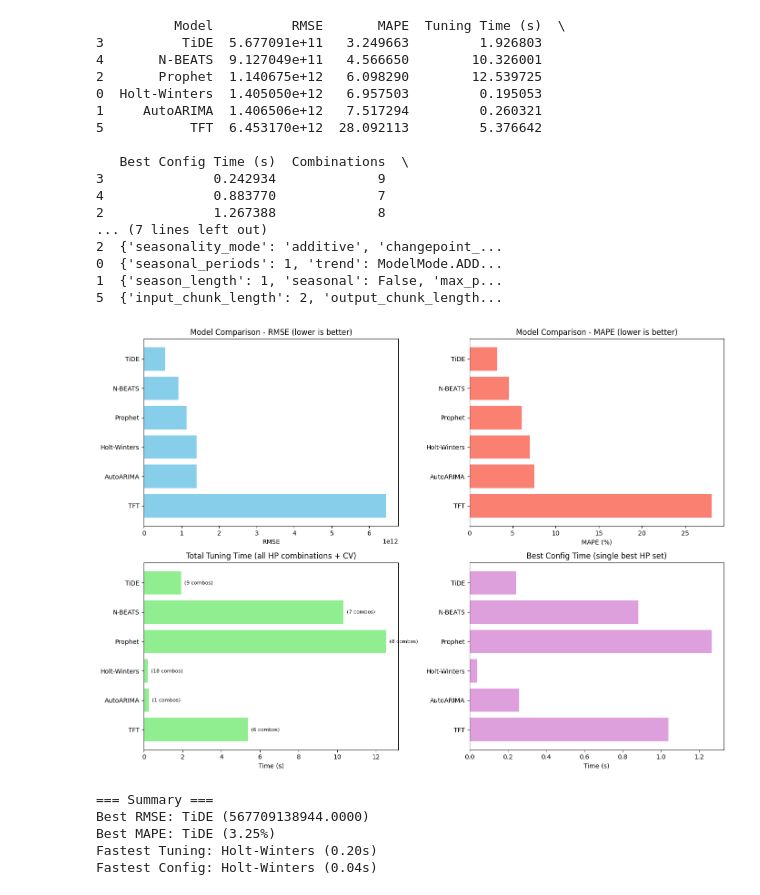
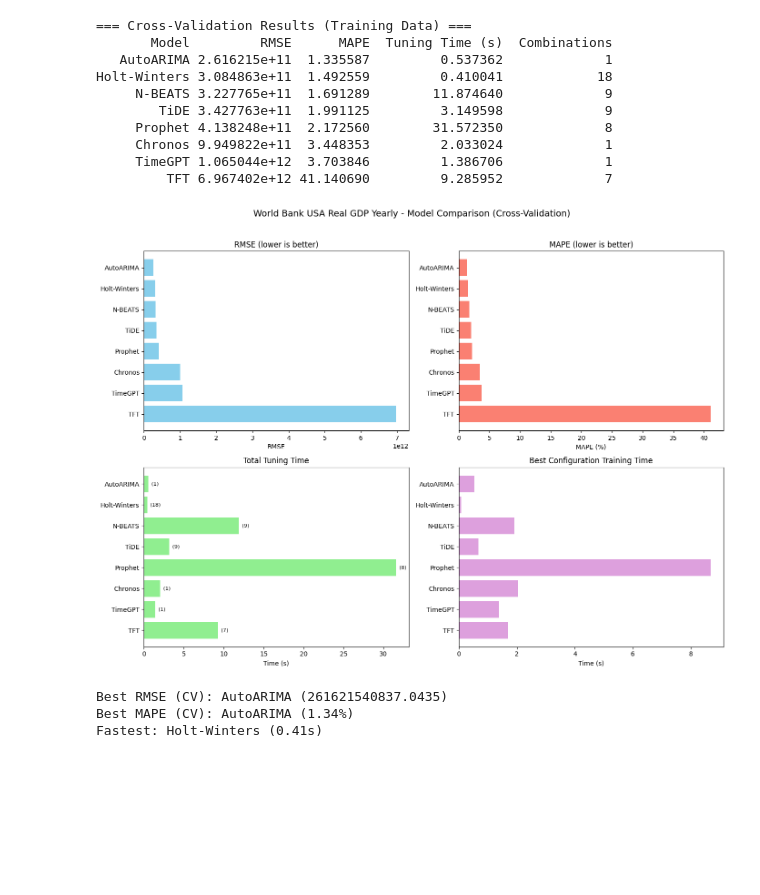
Before and after one commit to ContiHan/Statistika, a Jupyter notebook: forecasting/01_forecasting_wb_usa_real_gdp_yearly.ipynb, the cells around one changed output. Saved outputs shown, nothing was run; the diff lists cells and outputs as text; code cells hidden in the pictures; blank space fills up the shorter version.

```diff
--- a/forecasting/01_forecasting_wb_usa_real_gdp_yearly.ipynb
+++ b/forecasting/01_forecasting_wb_usa_real_gdp_yearly.ipynb
@@ -707,71 +466,58 @@ TimeGPT: API key needed
 # %%
-# 8. Compare Results
+# 8. Results Comparison (Cross-Validation Metrics)
+#
+# Note: These are VALIDATION metrics from cross-validation on training data.
+# Final out-of-sample test metrics are computed in Section 9.
 
 results_df = get_results_df()
-print(results_df)
+print("=== Cross-Validation Results (Training Data) ===")
+print(results_df[['Model', 'RMSE', 'MAPE', 'Tuning Time (s)', 'Combinations']].to_string(index=False))
 
-# Plot comparison with multiple metrics (RMSE, MAPE, Tuning Time, Best Config Time)
 fig, axes = plt.subplots(2, 2, figsize=(14, 10))
 
-# RMSE comparison
 axes[0, 0].barh(results_df['Model'], results_df['RMSE'], color='skyblue')
 axes[0, 0].set_xlabel('RMSE')
-axes[0, 0].set_title('Model Comparison - RMSE (lower is better)')
+axes[0, 0].set_title('RMSE (lower is better)')
 axes[0, 0].invert_yaxis()
 
-# MAPE comparison
 axes[0, 1].barh(results_df['Model'], results_df['MAPE'], color='salmon')
 axes[0, 1].set_xlabel('MAPE (%)')
-axes[0, 1].set_title('Model Comparison - MAPE (lower is better)')
+axes[0, 1].set_title('MAPE (lower is better)')
 axes[0, 1].invert_yaxis()
 
-# Total Tuning Time comparison (includes all HP combinations + CV)
 axes[1, 0].barh(results_df['Model'], results_df['Tuning Time (s)'], color='lightgreen')
 axes[1, 0].set_xlabel('Time (s)')
-axes[1, 0].set_title('Total Tuning Time (all HP combinations + CV)')
+axes[1, 0].set_title('Total Tuning Time')
 axes[1, 0].invert_yaxis()
-# Add number of combinations as annotation
 for i, (model, combos) in enumerate(zip(results_df['Model'], results_df['Combinations'])):
-    axes[1, 0].annotate(f'({combos} combos)', xy=(results_df['Tuning Time (s)'].iloc[i], i),
+    axes[1, 0].annotate(f'({combos})', xy=(results_df['Tuning Time (s)'].iloc[i], i),
                         xytext=(5, 0), textcoords='offset points', va='center', fontsize=8)
 
-# Best Config Time comparison (single best configuration)
 axes[1, 1].barh(results_df['Model'], results_df['Best Config Time (s)'], color='plum')
 axes[1, 1].set_xlabel('Time (s)')
-axes[1, 1].set_title('Best Config Time (single best HP set)')
+axes[1, 1].set_title('Best Configuration Training Time')
 axes[1, 1].invert_yaxis()
 
+plt.suptitle(f'{DATASET_CONFIG["name"]} - Model Comparison (Cross-Validation)', fontsize=14, y=1.02)
 plt.tight_layout()
 plt.show()
 
-# Summary table
-print("\n=== Summary ===")
-print(f"Best RMSE: {results_df.iloc[0]['Model']} ({results_df.iloc[0]['RMSE']:.4f})")
-print(f"Best MAPE: {results_df.sort_values('MAPE').iloc[0]['Model']} ({results_df.sort_values('MAPE').iloc[0]['MAPE']:.2f}%)")
-print(f"Fastest Tuning: {results_df.sort_values('Tuning Time (s)').iloc[0]['Model']} ({results_df.sort_values('Tuning Time (s)').iloc[0]['Tuning Time (s)']:.2f}s)")
-print(f"Fastest Config: {results_df.sort_values('Best Config Time (s)').iloc[0]['Model']} ({results_df.sort_values('Best Config Time (s)').iloc[0]['Best Config Time (s)']:.2f}s)")
+print(f"\nBest RMSE (CV): {results_df.iloc[0]['Model']} ({results_df.iloc[0]['RMSE']:.4f})")
+print(f"Best MAPE (CV): {results_df.sort_values('MAPE').iloc[0]['Model']} ({results_df.sort_values('MAPE').iloc[0]['MAPE']:.2f}%)")
+print(f"Fastest: {results_df.sort_values('Tuning Time (s)').iloc[0]['Model']} ({results_df.sort_values('Tuning Time (s)').iloc[0]['Tuning Time (s)']:.2f}s)")
 # %% [output]
-          Model          RMSE       MAPE  Tuning Time (s)  \
-3          TiDE  5.677091e+11   3.249663         1.926803
-4       N-BEATS  9.127049e+11   4.566650        10.326001
-2       Prophet  1.140675e+12   6.098290        12.539725
-0  Holt-Winters  1.405050e+12   6.957503         0.195053
-1     AutoARIMA  1.406506e+12   7.517294         0.260321
-5           TFT  6.453170e+12  28.092113         5.376642
-
-   Best Config Time (s)  Combinations  \
-3              0.242934             9
-4              0.883770             7
-2              1.267388             8
-... (7 lines left out)
-2  {'seasonality_mode': 'additive', 'changepoint_...
-0  {'seasonal_periods': 1, 'trend': ModelMode.ADD...
-1  {'season_length': 1, 'seasonal': False, 'max_p...
-5  {'input_chunk_length': 2, 'output_chunk_length...
+=== Cross-Validation Results (Training Data) ===
+       Model         RMSE      MAPE  Tuning Time (s)  Combinations
+   AutoARIMA 2.616215e+11  1.335587         0.537362             1
+Holt-Winters 3.084863e+11  1.492559         0.410041            18
+     N-BEATS 3.227765e+11  1.691289        11.874640             9
+        TiDE 3.427763e+11  1.991125         3.149598             9
+     Prophet 4.138248e+11  2.172560        31.572350             8
+     Chronos 9.949822e+11  3.448353         2.033024             1
+     TimeGPT 1.065044e+12  3.703846         1.386706             1
+         TFT 6.967402e+12 41.140690         9.285952             7
-[figure, old version]
+[figure, new version]
-=== Summary ===
-Best RMSE: TiDE (567709138944.0000)
-Best MAPE: TiDE (3.25%)
-Fastest Tuning: Holt-Winters (0.20s)
-Fastest Config: Holt-Winters (0.04s)
+Best RMSE (CV): AutoARIMA (261621540837.0435)
+Best MAPE (CV): AutoARIMA (1.34%)
+Fastest: Holt-Winters (0.41s)
 # %%
```
Also changed, not shown: parts of 11 cells of this notebook, 1 other file.
